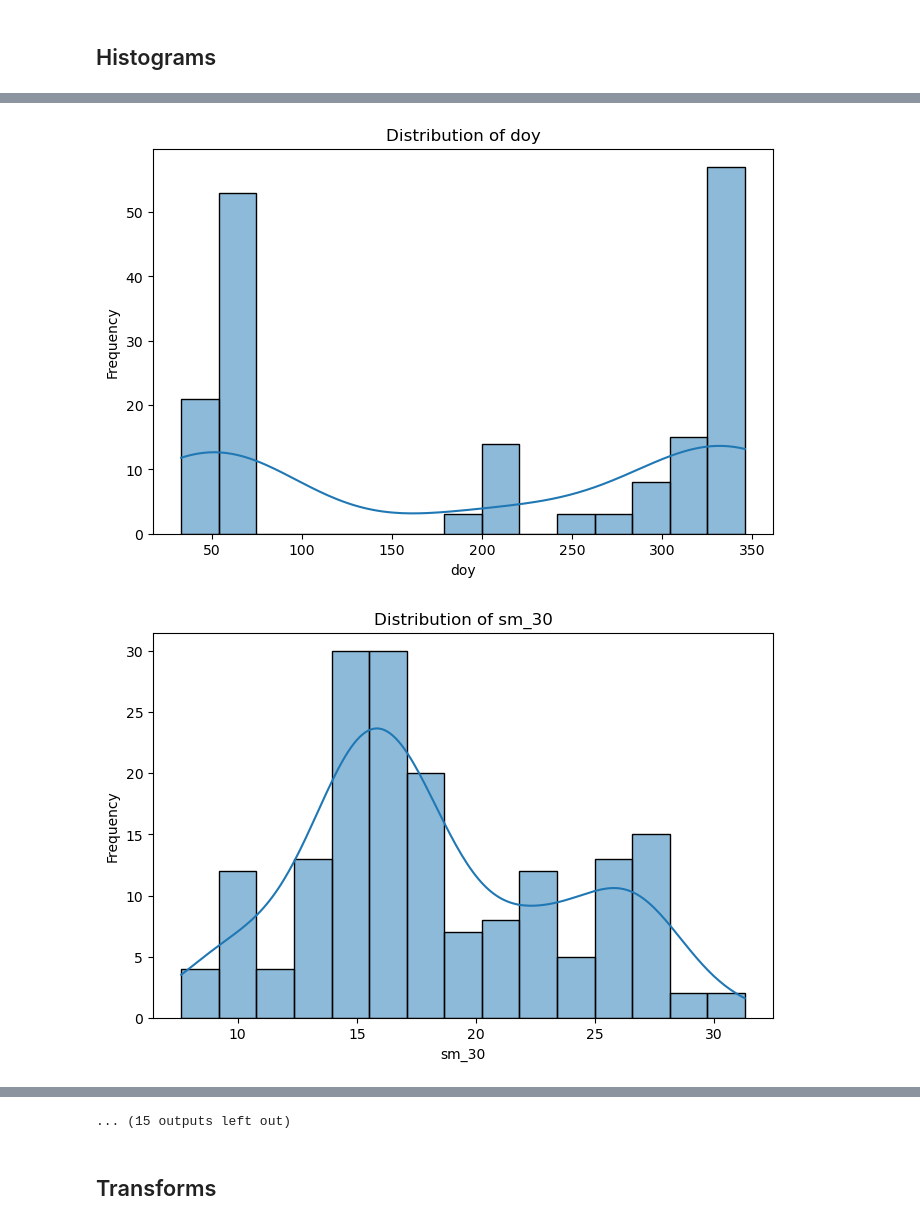
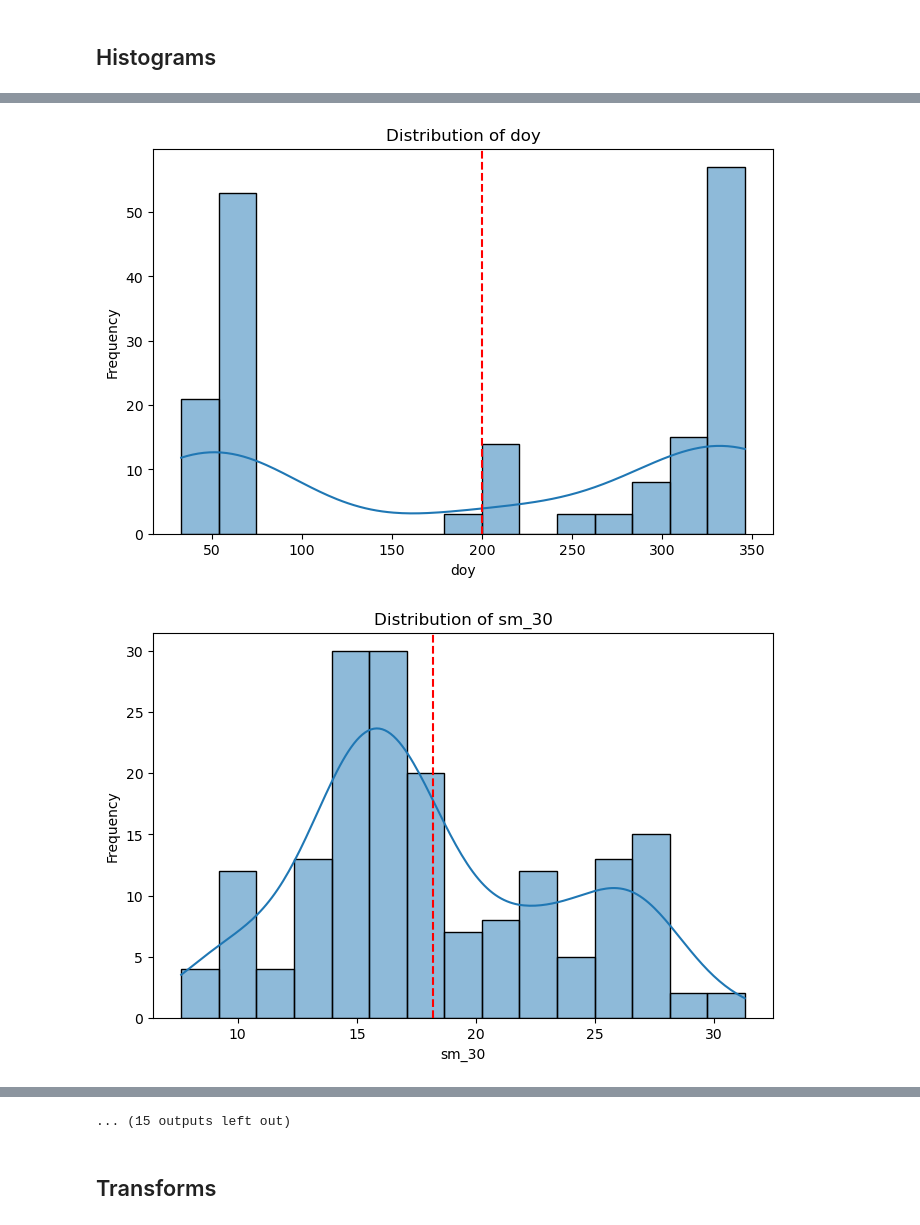
Before and after one commit to aj-guerra/nitroleach, a Jupyter notebook: prep/single_point/features.ipynb, the cells around one changed output, grey strips where cells are left out. Saved outputs shown, nothing was run; the diff lists cells and outputs as text; code cells hidden in the pictures.

```diff
--- a/prep/single_point/features.ipynb
+++ b/prep/single_point/features.ipynb
@@ -39,6 +39,7 @@ plt.show()
 for col in numerical_data.columns:
     plt.figure(figsize=(8, 5))
     sns.histplot(numerical_data[col], bins=15, kde=True)
+    plt.axvline(numerical_data[col].mean(), color='red', linestyle='--', label='Mean')
     plt.title(f'Distribution of {col}')
     plt.xlabel(col)
     plt.ylabel('Frequency')
@@ -48,2 +49,2 @@ for col in numerical_data.columns:
-[figure, old version]
+[figure, new version]
-[figure, old version]
+[figure, new version]
```
Also changed, not shown: parts of 2 cells of this notebook, 18 other files.
